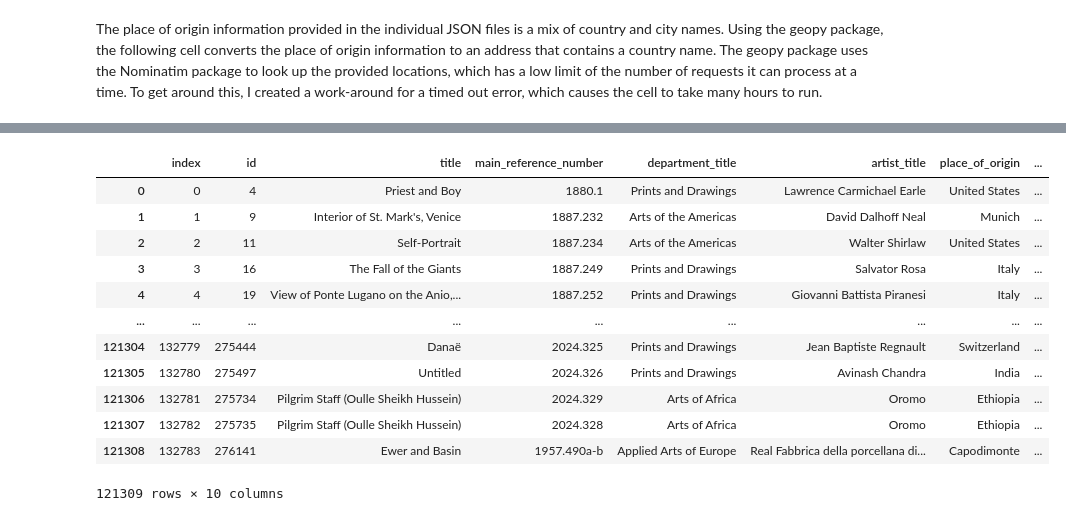
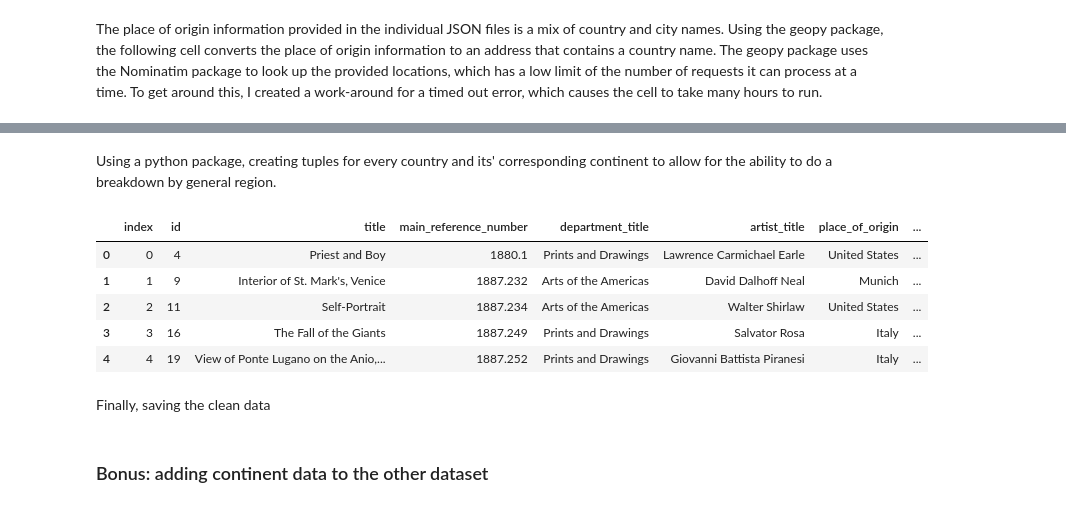
Before and after one commit to mollykstark/SIADS-Milestone-1, a Jupyter notebook: AIC_data_cleaning.ipynb, the cells around one changed output, grey strips where cells are left out. Saved outputs shown, nothing was run; the diff lists cells and outputs as text; code cells hidden in the pictures.

Commit message:
final data tweaks, cleaned up notebook

```diff
--- a/AIC_data_cleaning.ipynb
+++ b/AIC_data_cleaning.ipynb
@@ -200,7 +136,7 @@ aic_and_country_origin['country'].replace({'Democratic Republic of the Congo':'D
                                            'Palestinian Territory': 'Palestine',
                                            'East Timor': 'Timor-Leste'}, inplace=True)
 # %%
-drop_list_origin = ['Unknown Place', 'Ancient Rome']
+drop_list_origin = ['Unknown Place', 'Roman Empire', 'Bohemia']
 drop_list_country = ['Europe', 'Africa', 'Asia','North America','Gulf of Mexico','South America']
 # %%
 aic_and_country_origin = aic_and_country_origin[~aic_and_country_origin['place_of_origin'].isin(drop_list_origin)]
@@ -242,3 +167,3 @@ aic_acquistion.to_csv('aic_data.csv')
-# %%
-aic_acquistion = pd.read_csv('aic_data.csv')
+# %% [markdown]
+Using a python package, creating tuples for every country and its' corresponding continent to allow for the ability to do a breakdown by general region.
 # %%
@@ -266,22 +189,19 @@ country_and_continent.append(('Tibet', 'Asia'))
 # %%
 country_and_continent_df = pd.DataFrame(country_and_continent, columns =['country', 'continent']).dropna()
 aic_continent = pd.merge(aic_acquistion, country_and_continent_df, on='country', how='left')
-aic_continent
+aic_continent.head()
 # %% [output]
 |  | index | id | title | main_reference_number | department_title | artist_title | place_of_origin | ... |
 | 0 | 0 | 4 | Priest and Boy | 1880.1 | Prints and Drawings | Lawrence Carmichael Earle | United States | ... |
 | 1 | 1 | 9 | Interior of St. Mark's, Venice | 1887.232 | Arts of the Americas | David Dalhoff Neal | Munich | ... |
 | 2 | 2 | 11 | Self-Portrait | 1887.234 | Arts of the Americas | Walter Shirlaw | United States | ... |
 | 3 | 3 | 16 | The Fall of the Giants | 1887.249 | Prints and Drawings | Salvator Rosa | Italy | ... |
 | 4 | 4 | 19 | View of Ponte Lugano on the Anio,... | 1887.252 | Prints and Drawings | Giovanni Battista Piranesi | Italy | ... |
-| ... | ... | ... | ... | ... | ... | ... | ... | ... |
-| 121304 | 132779 | 275444 | Danaë | 2024.325 | Prints and Drawings | Jean Baptiste Regnault | Switzerland | ... |
-| 121305 | 132780 | 275497 | Untitled | 2024.326 | Prints and Drawings | Avinash Chandra | India | ... |
-| 121306 | 132781 | 275734 | Pilgrim Staff (Oulle Sheikh Hussein) | 2024.329 | Arts of Africa | Oromo | Ethiopia | ... |
-| 121307 | 132782 | 275735 | Pilgrim Staff (Oulle Sheikh Hussein) | 2024.328 | Arts of Africa | Oromo | Ethiopia | ... |
-| 121308 | 132783 | 276141 | Ewer and Basin | 1957.490a-b | Applied Arts of Europe | Real Fabbrica della porcellana di... | Capodimonte | ... |
-121309 rows × 10 columns
+# %% [markdown]
+Finally, saving the clean data
 # %%
 aic_continent.to_csv('aic_data.csv')
+# %% [markdown]
+### Bonus: adding continent data to the other dataset
 # %%
 met = pd.read_csv('CleanMETData.csv')
```
Also changed, not shown: parts of 26 cells of this notebook, 1 other file.
